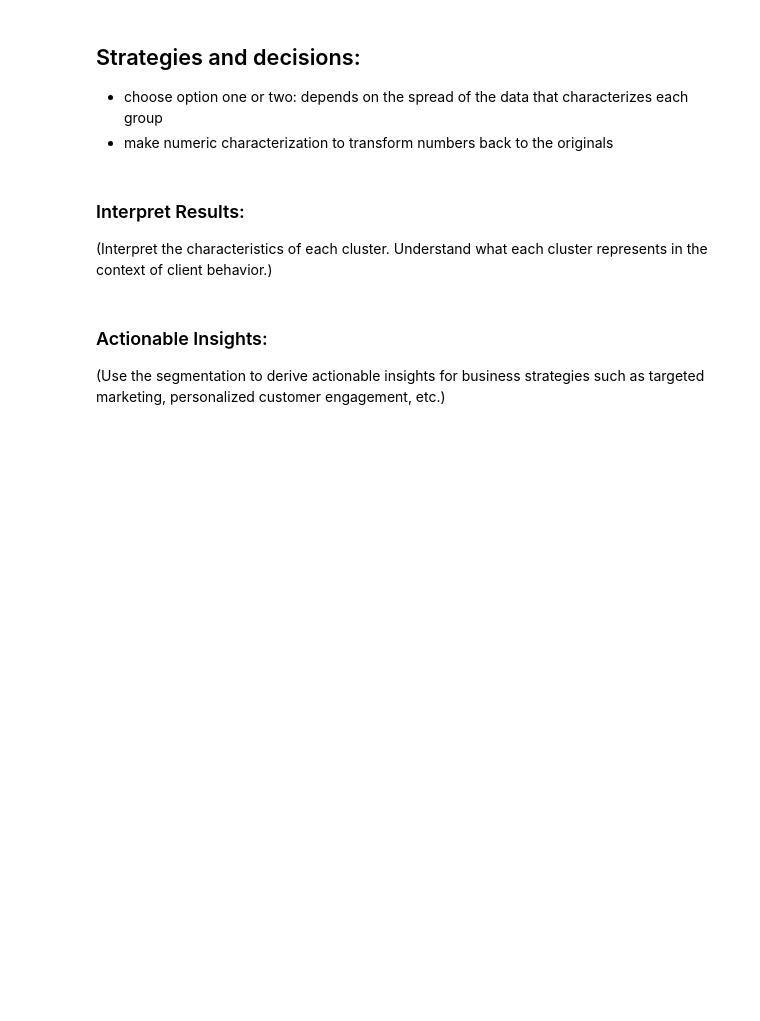
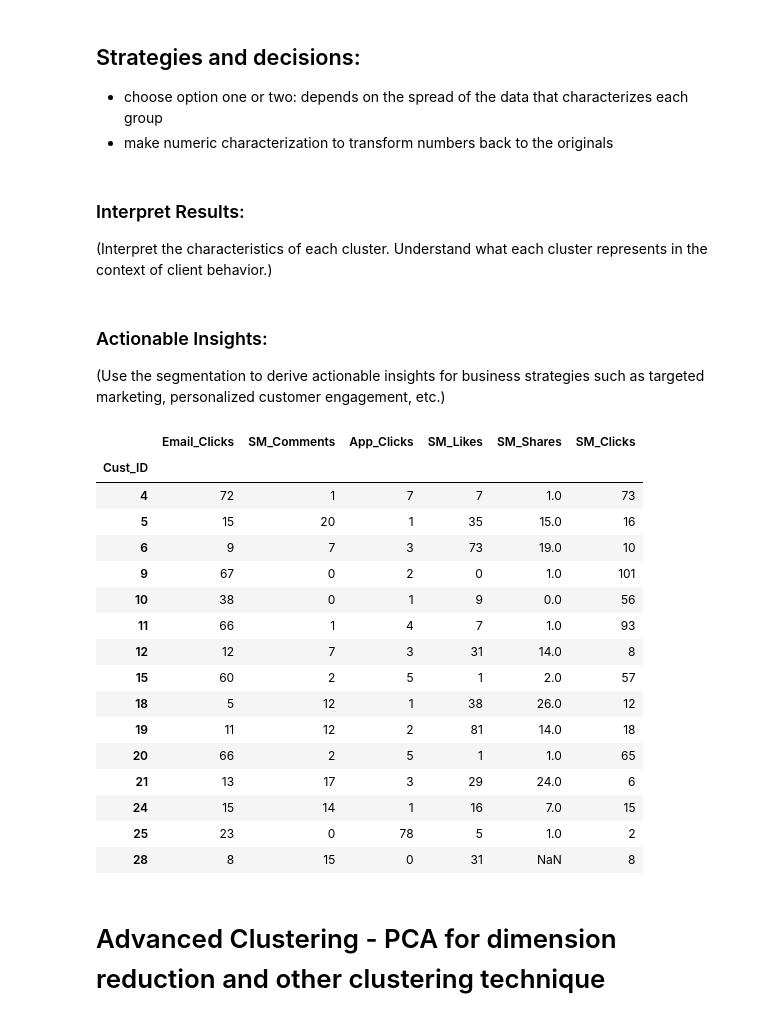
Before and after one commit to NunoMac/PostGrad_ProjectML_Group1_SportifyClientSegmentation, a Jupyter notebook: Sportify_customer_segmentation.ipynb, the cells around one changed output. Cells and saved outputs as stored; diff of their text form; code cells hidden in the pictures; blank space fills up the shorter version.

```diff
--- a/Sportify_customer_segmentation.ipynb
+++ b/Sportify_customer_segmentation.ipynb
@@ -340,3 +361,25 @@ The conclusions are very similar to Option One. Copied below:
 # %% [markdown]
 ### Actionable Insights:
 (Use the segmentation to derive actionable insights for business strategies such as targeted marketing, personalized customer engagement, etc.)
+# %%
+df_dig.head(15)
+# %% [output]
+|  | Email_Clicks | SM_Comments | App_Clicks | SM_Likes | SM_Shares | SM_Clicks |
+| Cust_ID |  |  |  |  |  |  |
+| 4 | 72 | 1 | 7 | 7 | 1.0 | 73 |
+| 5 | 15 | 20 | 1 | 35 | 15.0 | 16 |
+| 6 | 9 | 7 | 3 | 73 | 19.0 | 10 |
+| 9 | 67 | 0 | 2 | 0 | 1.0 | 101 |
+| 10 | 38 | 0 | 1 | 9 | 0.0 | 56 |
+| 11 | 66 | 1 | 4 | 7 | 1.0 | 93 |
+| 12 | 12 | 7 | 3 | 31 | 14.0 | 8 |
+| 15 | 60 | 2 | 5 | 1 | 2.0 | 57 |
+| 18 | 5 | 12 | 1 | 38 | 26.0 | 12 |
+| 19 | 11 | 12 | 2 | 81 | 14.0 | 18 |
+| 20 | 66 | 2 | 5 | 1 | 1.0 | 65 |
+| 21 | 13 | 17 | 3 | 29 | 24.0 | 6 |
+| 24 | 15 | 14 | 1 | 16 | 7.0 | 15 |
+| 25 | 23 | 0 | 78 | 5 | 1.0 | 2 |
+| 28 | 8 | 15 | 0 | 31 | NaN | 8 |
+# %% [markdown]
+# Advanced Clustering - PCA for dimension reduction and other clustering technique
```
Also changed, not shown: parts of 27 cells of this notebook, 1 other file.
